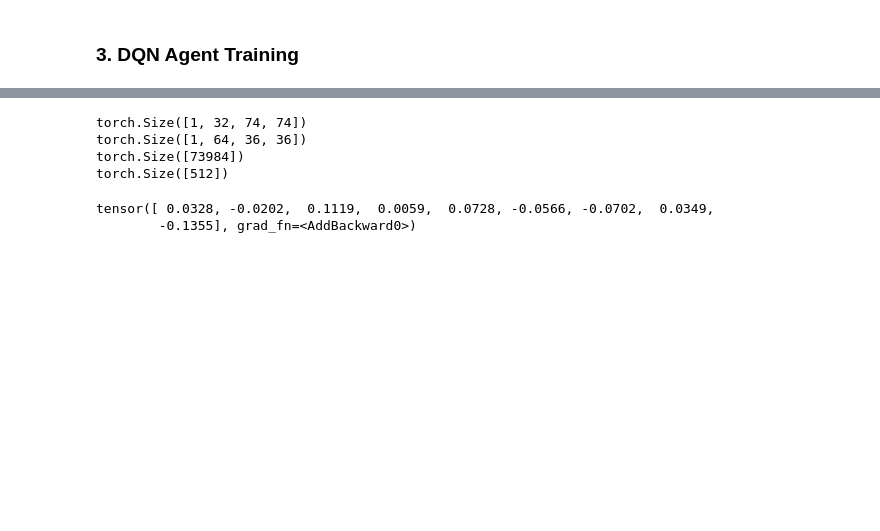
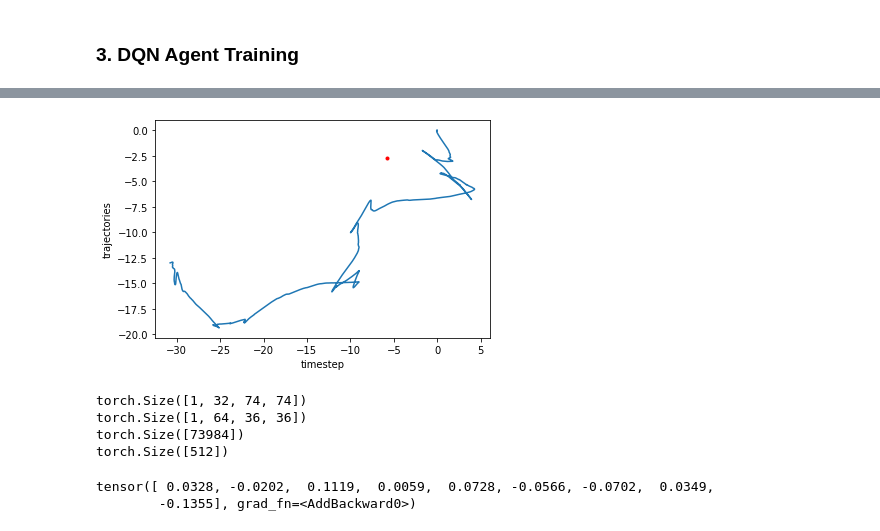
Before and after one commit to wzt1001/scl-navigation, a Jupyter notebook: Navigation.ipynb, the cells around one changed output, grey strips where cells are left out. Cells and saved outputs as stored; diff of their text form; code cells hidden in the pictures; blank space fills up the shorter version.

```diff
--- a/Navigation.ipynb
+++ b/Navigation.ipynb
@@ -84,11 +120,5 @@ agent = Agent(state_size=300, action_size=9, seed=0)
 # %%
-def get_action(action):
-    move_forward  = action / 3
-    rotate = action % 3
-    move_side = 100
-    return [move_forward, rotate, move_side]
-
-def dqn(env_info, n_episodes=1, max_t=1000, eps_start=1.0, eps_end=0.01,
+def dqn(env_info, n_episodes=1, max_t=2000, eps_start=1.0, eps_end=0.01,
         eps_decay=0.995, target_scores=1.0):
     """Deep Q-Learning.
 
@@ -101,8 +131,10 @@ def dqn(env_info, n_episodes=1, max_t=1000, eps_start=1.0, eps_end=0.01,
         eps_decay (float): multiplicative factor (per episode) for decreasing epsilon
         target_scores (float): average scores aming to achieve, the agent will stop training once it reaches this scores
     """
+
     start = time.time()                # Start time
     scores = []                        # list containing scores from each episode
+    positions = []                      # position list
     scores_window = deque(maxlen=100)  # last 100 scores
     eps = eps_start                    # initialize epsilon
     width, height, channel = [300, 300, 3]
@@ -113,21 +145,18 @@ def dqn(env_info, n_episodes=1, max_t=1000, eps_start=1.0, eps_end=0.01,
         print("episode", i_episode)
 
         # Reset env and score at the beginning of episode
-        # env_info = env.reset(train_mode=True)[brain_name] # reset the environment
-        # state = env_info.vector_observations[0]               # get the current state
-
+        env_info = env.reset(train_mode=True)[brain_name] # reset the environment
         state = np.transpose(np.asarray(env_info.visual_observations)[0][0], (2, 0, 1))  # get the current visual state
         score = 0                                               # initialize the score
+        position_epi = []
+        for t in range(max_t):
 
-        for t in range(max_t):
-            print(str(t))
             video.write(np.asarray(env_info.visual_observations)[0][0])
             action = agent.act(state, eps)
 
             # translate action variable into forward, rotate, and right
             action_transformed = get_action(action)
             env_info = env.step(action_transformed)[brain_name]        # send the action to the environment
-            print(env_info.vector_observations)
             next_state = np.transpose(np.asarray(env_info.visual_observations)[0][0],
                                       (2, 0, 1)) # get the next state
 
@@ -140,12 +169,16 @@ def dqn(env_info, n_episodes=1, max_t=1000, eps_start=1.0, eps_end=0.01,
 
             score += reward
 
-            # print('t:%s, position:%s, score:%s' %
-            #       (str(t), str(env_info.vector_observations[0]), str(score)))
+            position_epi.append(env_info.vector_observations[0][-3:].tolist())
 
+            print('t:%s, position:%s, score:%s' %
+                  (str(t), str(env_info.vector_observations[0][-3:]), str(score)))
+
+            # for testing purpose
             if done:
                 break
 
+        positions.append(position_epi)
         scores_window.append(score)       # save most recent score
         scores.append(score)              # save most recent score
         eps = max(eps_end, eps_decay*eps) # decrease epsilon
@@ -169,5 +202,5 @@ def dqn(env_info, n_episodes=1, max_t=1000, eps_start=1.0, eps_end=0.01,
     time_elapsed = time.time() - start
     print("Time Elapse: {:.2f}".format(time_elapsed))
 
-    return scores
+    return scores, positions
 # %%
@@ -193,3 +210,14 @@ Episode 1       Average Score: -1.00Time Elapse: 238.46
+# %%
+a = [[a[0] - positions[0][0], a[1] - positions[0][1], a[2] - positions[0][2]] for a in positions]
+a = np.asarray(a)
+# %%
+plt.plot(a[:,0], a[:,2])
+plt.plot([-356.02 - positions[0][0]], [50.6 - positions[0][2]], marker='o', markersize=3, color="red")
+plt.xlabel('timestep')
+plt.ylabel('trajectories')
+plt.show()
+# %% [output]
+[figure, added]
 # %%
 imgs = np.expand_dims(np.asarray(env_info.visual_observations)[0][0], axis=0)
 input = np.transpose(imgs, (0, 3, 1, 2))
```
Also changed, not shown: parts of 10 cells of this notebook.
